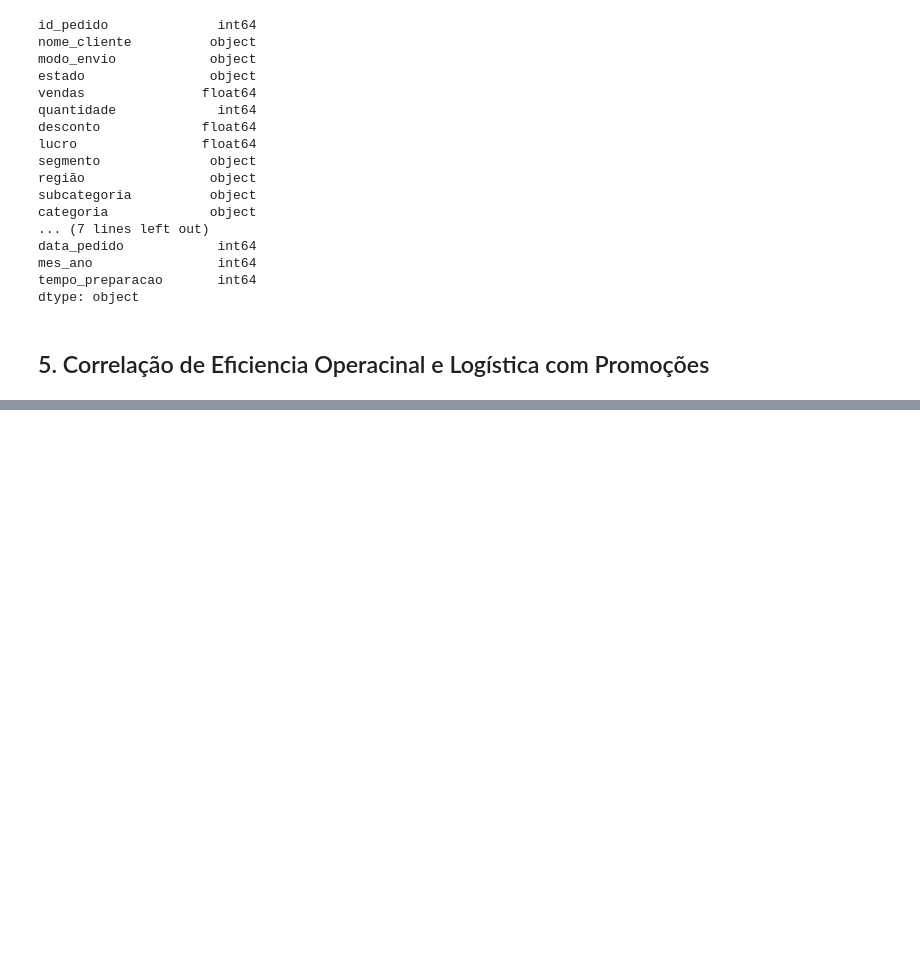
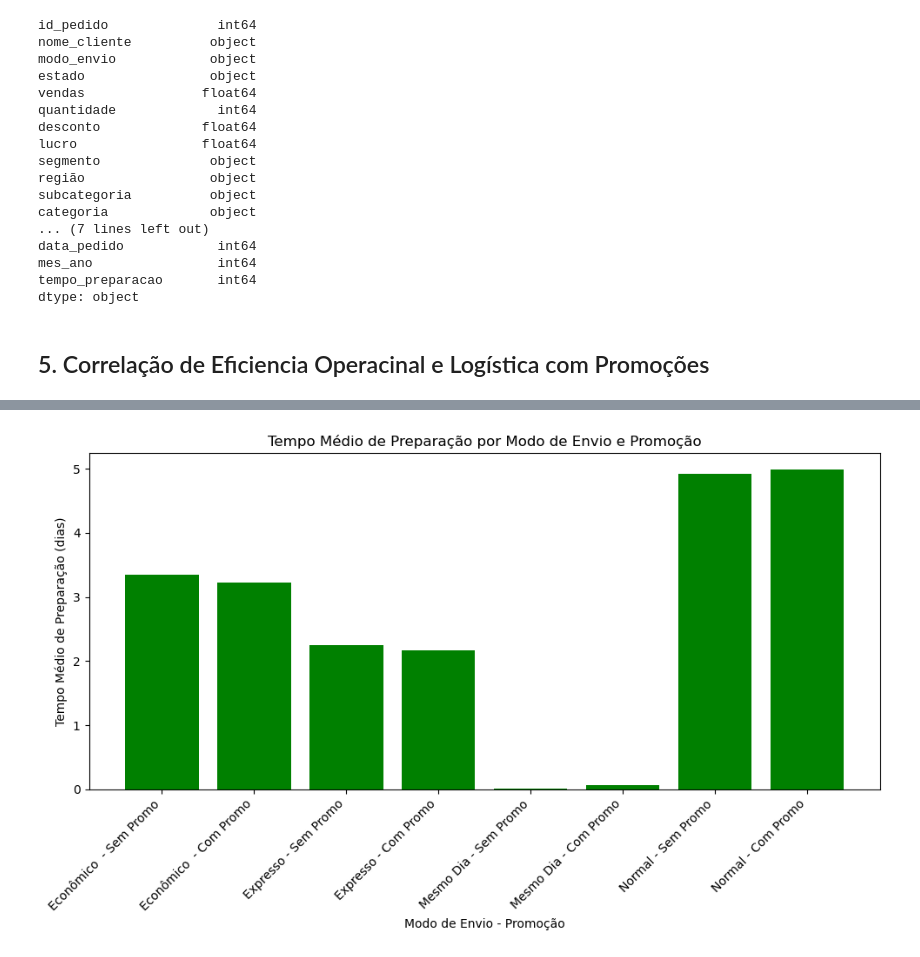
Before and after one commit to liviagcarvalho/Analise-de-Dados-Jr.---Livia-e-Joao, a Jupyter notebook: analises/5com4_LogisticaeDesconto.ipynb, the cells around one changed output, grey strips where cells are left out. Saved outputs shown, nothing was run; the diff lists cells and outputs as text; code cells hidden in the pictures; blank space fills up the shorter version.

Commit message:
fix: Refaccao do código de Logística com descon tos visto que resultados estavam estranhos

```diff
--- a/analises/5com4_LogisticaeDesconto.ipynb
+++ b/analises/5com4_LogisticaeDesconto.ipynb
@@ -61,17 +61,3 @@ tempo_preparacao       int64
 dtype: object
 # %% [markdown]
 ## 5. Correlação de Eficiencia Operacinal e Logística com Promoções
-# %%
-#DO CÓDIGO DE OPERACIONAL E LOGÍSTICA
-
-df['data_pedido'] = pd.to_datetime(
-    dict(year=df['ano_pedido'], month=df['mes_pedido'], day=df['dia_pedido'])
-)
-df['data_envio'] = pd.to_datetime(
-    dict(year=df['ano_envio'], month=df['mes_envio'], day=df['dia_envio'])
-)
-
-
-df['dias_transporte'] = (df['data_envio'] - df['data_pedido']).dt.days
-X = 5
-df['atraso'] = df['dias_transporte'] > X
@@ -384,0 +164,15 @@ Centro-Oeste               Goiás
+# %%
+
+
+stats['label'] = stats['modo_envio'] + ' - ' + stats['dia_promocional'].map({False:'Sem Promo', True:'Com Promo'})
+
+plt.figure(figsize=(10, 6))
+plt.bar(stats['label'], stats['mean_tempo_preparacao'], color='green')
+plt.xticks(rotation=45, ha='right')
+plt.xlabel('Modo de Envio - Promoção')
+plt.ylabel('Tempo Médio de Preparação (dias)')
+plt.title('Tempo Médio de Preparação por Modo de Envio e Promoção')
+plt.tight_layout()
+plt.show()
+# %% [output]
+[figure, added]
```
Also changed, not shown: parts of 10 cells of this notebook, 1 other file.
